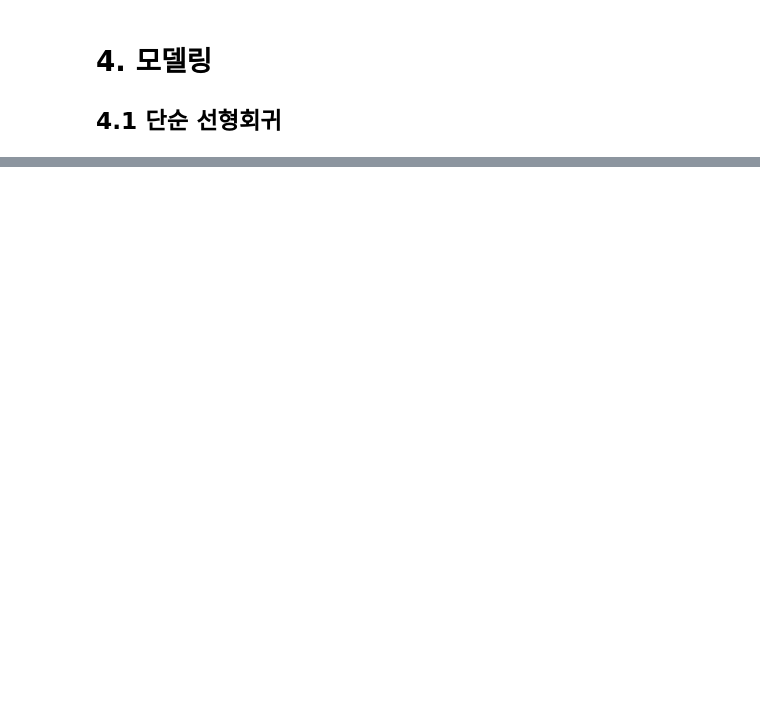
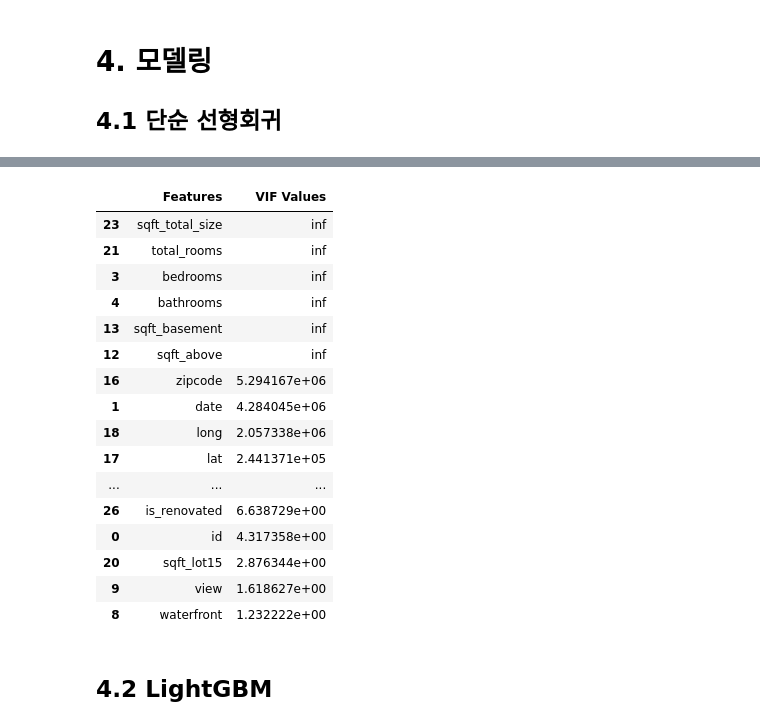
Before and after one commit to hyunji-ok/KAGGLE-Study, a Jupyter notebook: practice1/House Price Prediction.ipynb, the cells around one changed output, grey strips where cells are left out. Cells and saved outputs as stored; diff of their text form; code cells hidden in the pictures; blank space fills up the shorter version.

```diff
--- a/practice1/House Price Prediction.ipynb
+++ b/practice1/House Price Prediction.ipynb
@@ -390,0 +418,30 @@ df_train.head()
+# %%
+from statsmodels.stats.outliers_influence import variance_inflation_factor
+
+vif = pd.DataFrame()
+
+vif["Features"] = df_train.columns
+vif["VIF Values"] = [variance_inflation_factor(
+    df_train.values, i) for i in range(df_train.shape[1])]
+
+vif.sort_values(by='VIF Values',ascending=False)
+# %% [output]
+|  | Features | VIF Values |
+| 23 | sqft_total_size | inf |
+| 21 | total_rooms | inf |
+| 3 | bedrooms | inf |
+| 4 | bathrooms | inf |
+| 13 | sqft_basement | inf |
+| 12 | sqft_above | inf |
+| 16 | zipcode | 5.294167e+06 |
+| 1 | date | 4.284045e+06 |
+| 18 | long | 2.057338e+06 |
+| 17 | lat | 2.441371e+05 |
+| ... | ... | ... |
+| 26 | is_renovated | 6.638729e+00 |
+| 0 | id | 4.317358e+00 |
+| 20 | sqft_lot15 | 2.876344e+00 |
+| 9 | view | 1.618627e+00 |
+| 8 | waterfront | 1.232222e+00 |
+# %% [markdown]
+## 4.2 LightGBM
```
Also changed, not shown: parts of 3 cells of this notebook, 1 other file.
